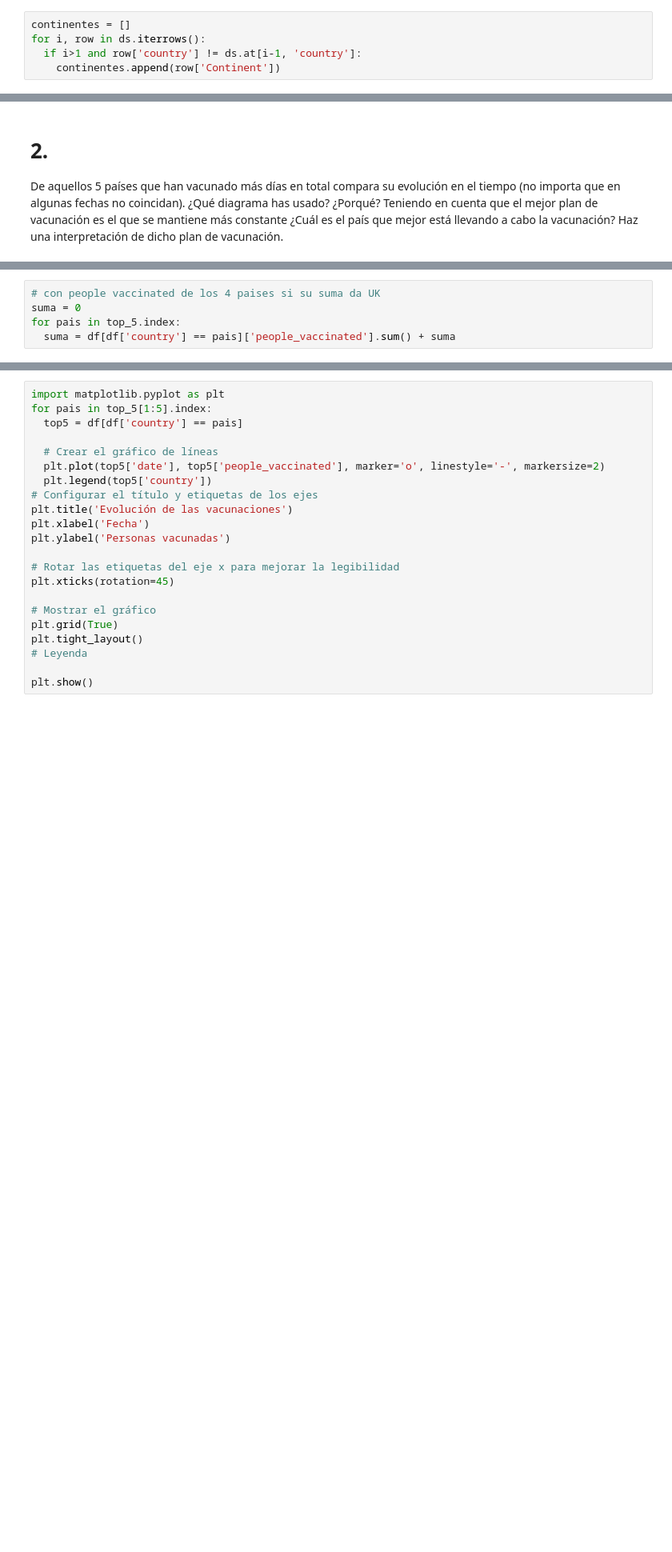
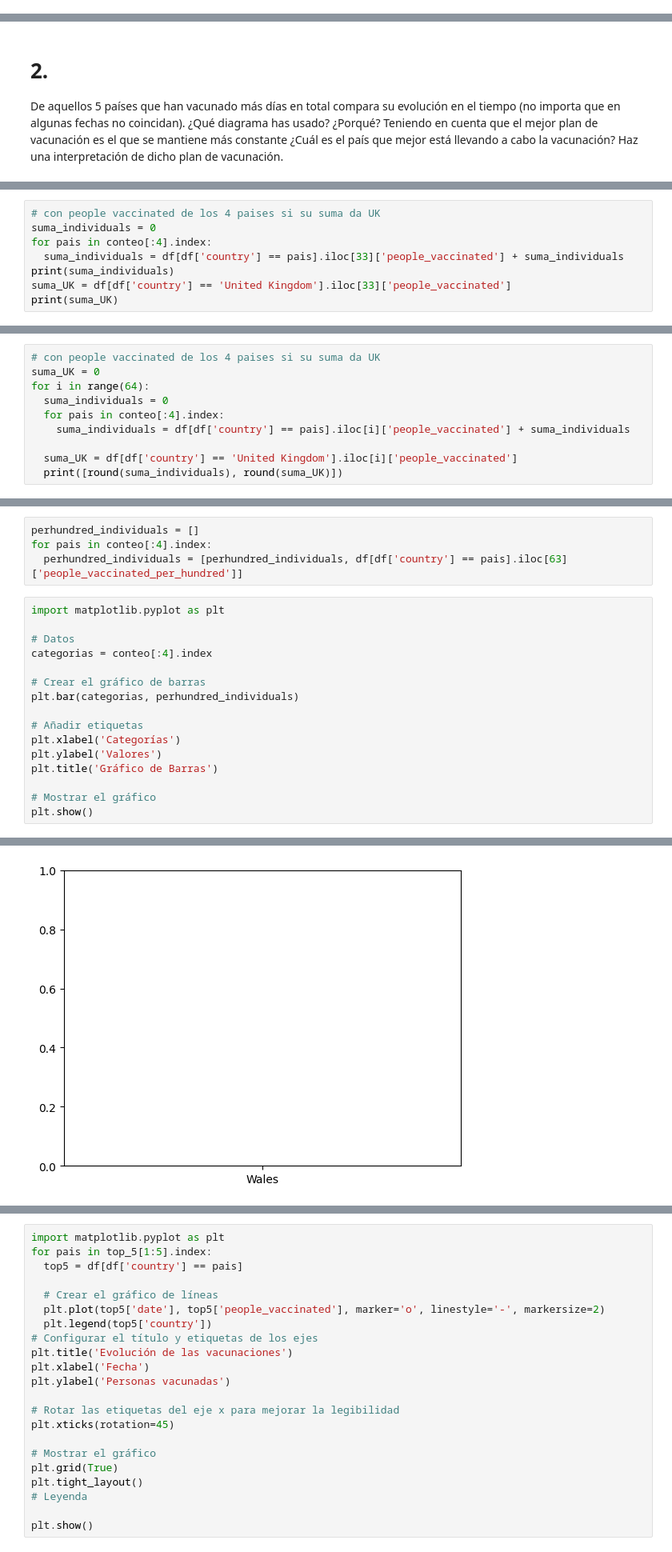
Before and after one commit to CeliaDiazSanchez/Data-Mining, a Jupyter notebook: LAB01_Ana_pruebas.ipynb, the cells around one changed output, grey strips where cells are left out. Shown at 80% size. Drawn from its saved outputs; the diff is of its cells as text; blank space fills up the shorter version.

```diff
--- a/LAB01_Ana_pruebas.ipynb
+++ b/LAB01_Ana_pruebas.ipynb
@@ -127,5 +93,0 @@ Y graficamos las proporciones de vacunaciones por continente en esta base de dat
-# %%
-continentes = []
-for i, row in ds.iterrows():
-  if i>1 and row['country'] != ds.at[i-1, 'country']:
-    continentes.append(row['Continent'])
@@ -377,5 +281,8 @@ KeyError: False
 # %%
 # con people vaccinated de los 4 paises si su suma da UK
-suma = 0
-for pais in top_5.index:
-  suma = df[df['country'] == pais]['people_vaccinated'].sum() + suma
+suma_individuals = 0
+for pais in conteo[:4].index:
+  suma_individuals = df[df['country'] == pais].iloc[33]['people_vaccinated'] + suma_individuals
+print(suma_individuals)
+suma_UK = df[df['country'] == 'United Kingdom'].iloc[33]['people_vaccinated']
+print(suma_UK)
@@ -392,0 +294,10 @@ df[df['country'] == top_5[:4]]
+# %%
+# con people vaccinated de los 4 paises si su suma da UK
+suma_UK = 0
+for i in range(64):
+  suma_individuals = 0
+  for pais in conteo[:4].index:
+    suma_individuals = df[df['country'] == pais].iloc[i]['people_vaccinated'] + suma_individuals
+
+  suma_UK = df[df['country'] == 'United Kingdom'].iloc[i]['people_vaccinated']
+  print([round(suma_individuals), round(suma_UK)])
@@ -392,0 +326,21 @@ df[df['country'] == top_5[:4]]
+# %%
+perhundred_individuals = []
+for pais in conteo[:4].index:
+  perhundred_individuals = [perhundred_individuals, df[df['country'] == pais].iloc[63]['people_vaccinated_per_hundred']]
+# %%
+import matplotlib.pyplot as plt
+
+# Datos
+categorias = conteo[:4].index
+
+# Crear el gráfico de barras
+plt.bar(categorias, perhundred_individuals)
+
+# Añadir etiquetas
+plt.xlabel('Categorías')
+plt.ylabel('Valores')
+plt.title('Gráfico de Barras')
+
+# Mostrar el gráfico
+plt.show()
+# %% [output]
@@ -392,0 +348 @@ df[df['country'] == top_5[:4]]
+[figure, added]
```
Also changed, not shown: parts of 47 cells of this notebook.
